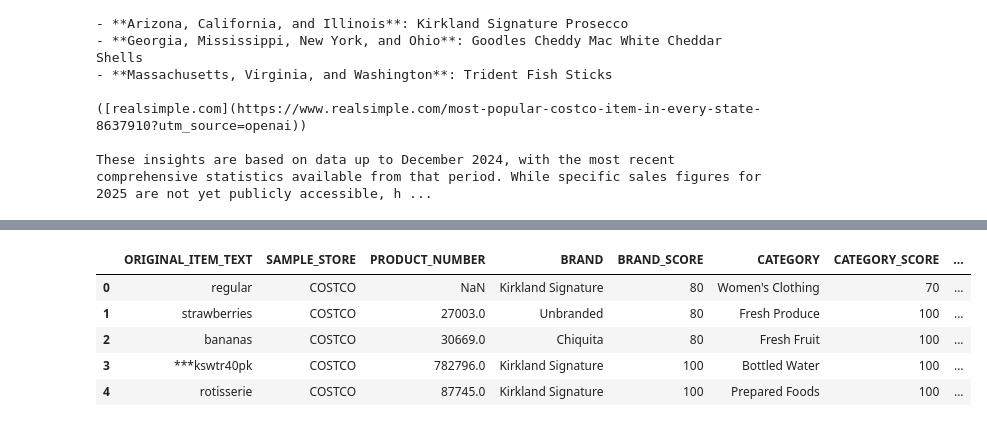
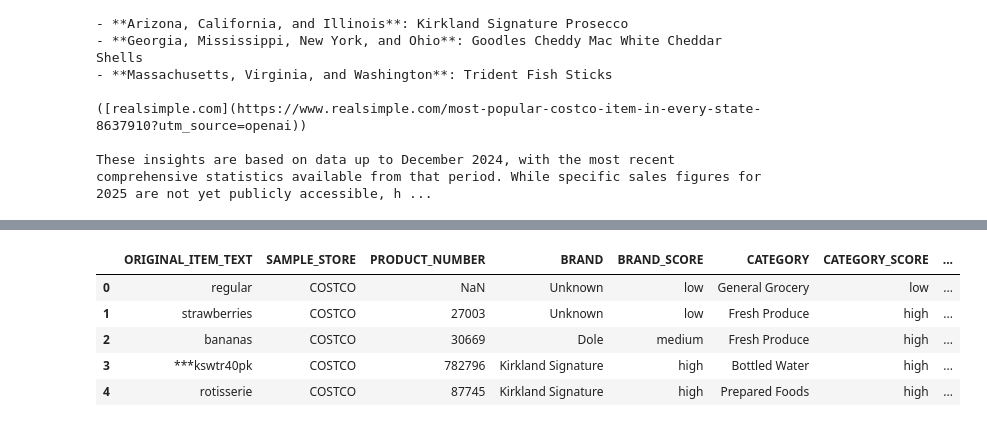
Before and after one commit to vchen-fetch/fetchgpt, a Jupyter notebook: gpt.ipynb, the cells around one changed output, grey strips where cells are left out. Saved outputs shown, nothing was run; the diff lists cells and outputs as text; code cells hidden in the pictures.

```diff
--- a/gpt.ipynb
+++ b/gpt.ipynb
@@ -25,15 +37,6 @@ In terms of regional preferences, a 2024 analysis identified the most popular Co
 ([realsimple.com](https://www.realsimple.com/most-popular-costco-item-in-every-state-8637910?utm_source=openai))
 
 These insights are based on data up to December 2024, with the most recent comprehensive statistics available from that period. While specific sales figures for 2025 are not yet publicly accessible, h ...
-# %%
-import pandas as pd
-import numpy as np
-import matplotlib.pyplot as plt
-
-import json
-
-pd.set_option('display.max_colwidth', None)
-pd.set_option('display.max_rows', None)
 # %%
 df = pd.read_csv('data/fetchGPT.csv')
 df['PRODUCT_NUMBER']
@@ -56,7 +63,4 @@ temp
 # %%
-import json
-import time
-import pandas as pd
 
 # --- Assumptions: ---
 # 1. `temp` is your pandas DataFrame with columns:
@@ -85,7 +89,7 @@ for idx, row in temp.iterrows():
     - Provide confidence scores for brand and category predictions
 
     ## Sub-categories for more detailed instructions
-    - Expand only what is directly implied in the text (e.g., "gl" to "glass", "bl" to "bottle")
+    - Expand only what is directly implied in the text (e.g., "gl" to "glass", "bl" to "bottle"), unless there are specific annotations like counts or sizes that can be verified through web search, or brand. We like the format of
     - Assign confidence scores from high/medium/low based on clarity of information
     - Consider store context when determining brand and category
 
@@ -121,11 +125,22 @@ for idx, row in temp.iterrows():
     Input: "campari 12oz gl bl"
     Output: {{
         "brand": "Campari",
-        "brand_score": 95,
+        "brand_score": high,
         "category": "Spirits",
-        "category_score": 90,
+        "category_score": high,
         "expanded_description": "Campari 12oz Glass Bottle",
         "reasoning": "Clear brand name 'Campari' present. Common abbreviations 'gl bl' clearly indicate glass bottle. Spirit category evident from brand."
+    }}
+
+    ## Example 2
+    Input: "18 ct eggs"
+    Output: {{
+        "brand": "Sauders",
+        "brand_score": high,
+        "category": "Eggs",
+        "category_score": high,
+        "expanded_description": "Sauders Eggs Large White 18 Ct	",
+        "reasoning": "Product number 1008 at retailer COSTCO leads to Sauders Large Eggs."
     }}
 
     # Context
@@ -140,6 +155,7 @@ for idx, row in temp.iterrows():
     3. Finally, categorize the product based on the complete information
     4. Provide clear reasoning for each decision
     5. Return structured JSON with confidence scores
+    '''
 
     # Common Abbreviations and Terms
     # [Reserved for future implementation]
@@ -149,7 +165,7 @@ for idx, row in temp.iterrows():
 
     # Product Naming Conventions
     # [Reserved for future implementation]
-    '''
+
 
     # Send the prompt to the GPT model
     response = client.responses.create(
@@ -176,37 +192,37 @@ for idx, row in temp.iterrows():
         continue
 
     # Limit reasoning to first 50 words
     reasoning_full = parsed.get("reasoning", "")
     reasoning_words = reasoning_full.split()
     reasoning_snip  = " ".join(reasoning_words[:50])
 
     results.append({
         "ORIGINAL_ITEM_TEXT":   original_item_text,
         "SAMPLE_STORE":         sample_store,
         "PRODUCT_NUMBER":       product_number,
         "BRAND":                parsed.get("brand", "N/A"),
-        "BRAND_SCORE":          parsed.get("brand_score", 0),
+        "BRAND_SCORE":          parsed.get("brand_score", "N/A"),
         "CATEGORY":             parsed.get("category", "N/A"),
-        "CATEGORY_SCORE":       parsed.get("category_score", 0),
+        "CATEGORY_SCORE":       parsed.get("category_score", "N/A"),
         "EXPANDED_DESCRIPTION": parsed.get("expanded_description", "N/A"),
         "REASONING_SNIPPET":    reasoning_snip
     })
 
     # Throttle requests to avoid rate limits
     time.sleep(0.2)
 
 # Convert to DataFrame
 results_df = pd.DataFrame(results)
 
 # (Optional) Save to CSV
 # results_df.to_csv('data/fetchGPT_results.csv', index=False)
 
 # Show the first few rows
 results_df.head()
 # %% [output]
 |  | ORIGINAL_ITEM_TEXT | SAMPLE_STORE | PRODUCT_NUMBER | BRAND | BRAND_SCORE | CATEGORY | CATEGORY_SCORE | ... |
-| 0 | regular | COSTCO | NaN | Kirkland Signature | 80 | Women's Clothing | 70 | ... |
-| 1 | strawberries | COSTCO | 27003.0 | Unbranded | 80 | Fresh Produce | 100 | ... |
-| 2 | bananas | COSTCO | 30669.0 | Chiquita | 80 | Fresh Fruit | 100 | ... |
-| 3 | ***kswtr40pk | COSTCO | 782796.0 | Kirkland Signature | 100 | Bottled Water | 100 | ... |
-| 4 | rotisserie | COSTCO | 87745.0 | Kirkland Signature | 100 | Prepared Foods | 100 | ... |
+| 0 | regular | COSTCO | NaN | Unknown | low | General Grocery | low | ... |
+| 1 | strawberries | COSTCO | 27003 | Unknown | low | Fresh Produce | high | ... |
+| 2 | bananas | COSTCO | 30669 | Dole | medium | Fresh Produce | high | ... |
+| 3 | ***kswtr40pk | COSTCO | 782796 | Kirkland Signature | high | Bottled Water | high | ... |
+| 4 | rotisserie | COSTCO | 87745 | Kirkland Signature | high | Prepared Foods | high | ... |
```
Also changed, not shown: parts of 5 cells of this notebook.
